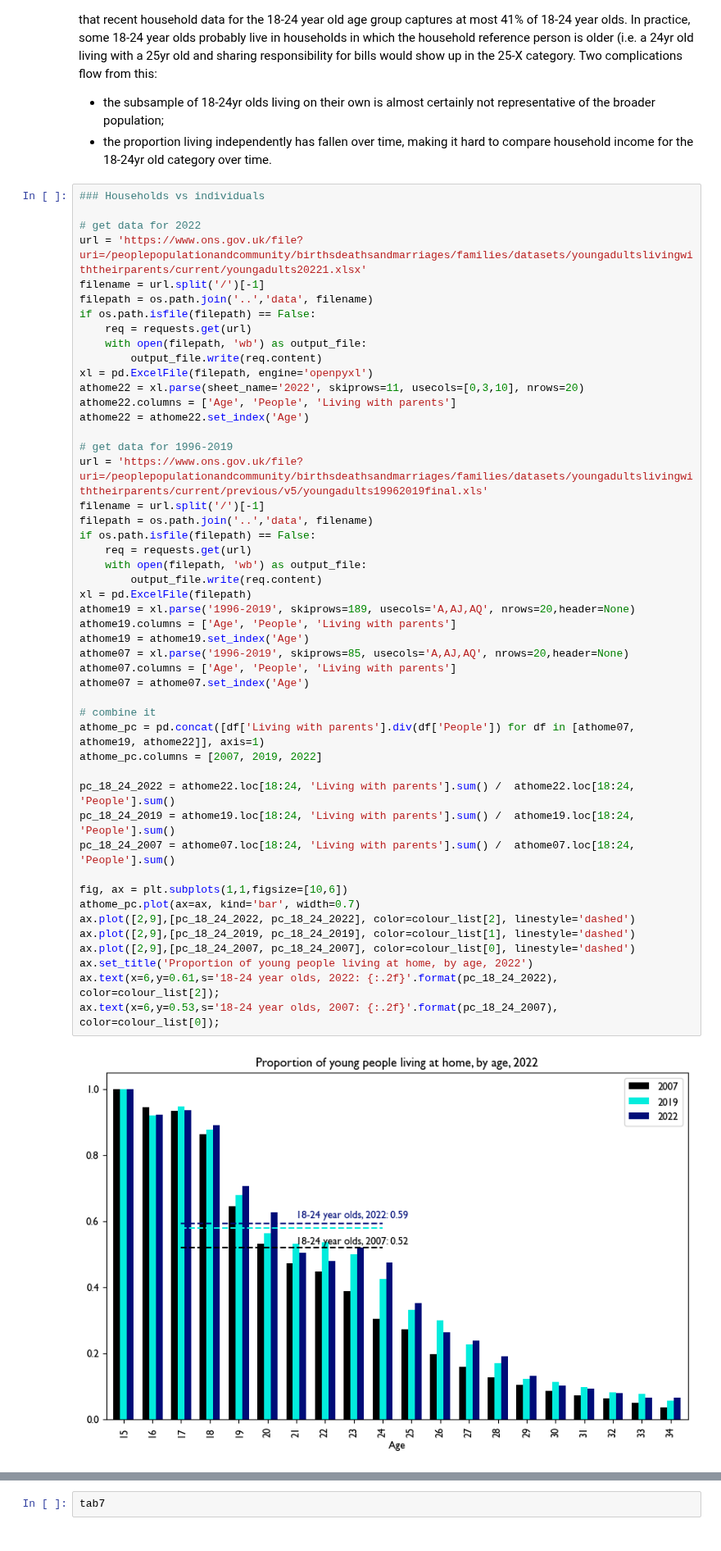
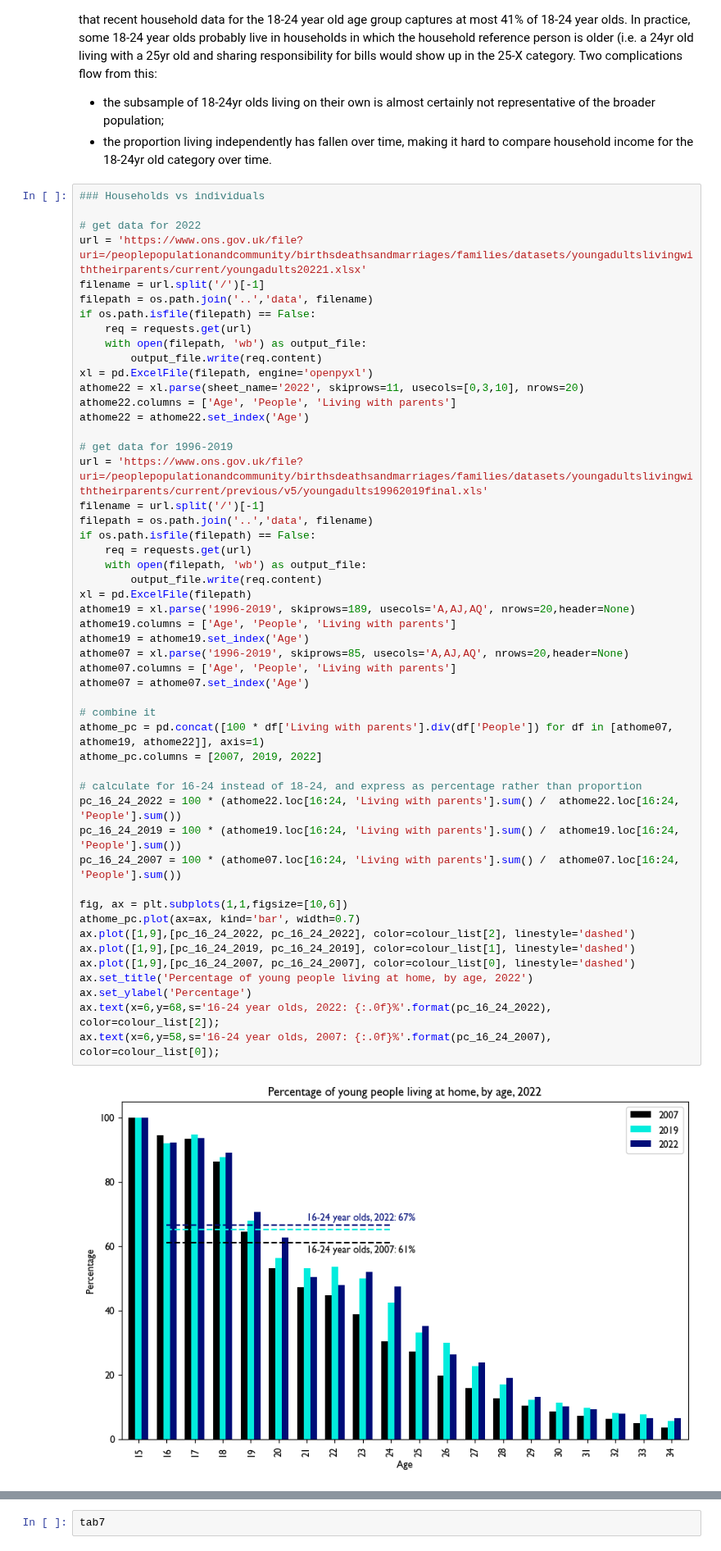
Before and after one commit to theRSAorg/state-of-paralysis-report, a Jupyter notebook: Python/income.ipynb, the cells around one changed output, grey strips where cells are left out. Shown at 82% size. Cells and saved outputs as stored; diff of their text form.

Commit message:
Edited YP living with parents to cover 16-24 year olds, and express as percentage

```diff
--- a/Python/income.ipynb
+++ b/Python/income.ipynb
@@ -75,41 +75,43 @@ if os.path.isfile(filepath) == False:
     with open(filepath, 'wb') as output_file:
         output_file.write(req.content)
 xl = pd.ExcelFile(filepath, engine='openpyxl')
 athome22 = xl.parse(sheet_name='2022', skiprows=11, usecols=[0,3,10], nrows=20)
 athome22.columns = ['Age', 'People', 'Living with parents']
 athome22 = athome22.set_index('Age')
 
 # get data for 1996-2019
 url = 'https://www.ons.gov.uk/file?uri=/peoplepopulationandcommunity/birthsdeathsandmarriages/families/datasets/youngadultslivingwiththeirparents/current/previous/v5/youngadults19962019final.xls'
 filename = url.split('/')[-1]
 filepath = os.path.join('..','data', filename)
 if os.path.isfile(filepath) == False:
     req = requests.get(url)
     with open(filepath, 'wb') as output_file:
         output_file.write(req.content)
 xl = pd.ExcelFile(filepath)
 athome19 = xl.parse('1996-2019', skiprows=189, usecols='A,AJ,AQ', nrows=20,header=None)
 athome19.columns = ['Age', 'People', 'Living with parents']
 athome19 = athome19.set_index('Age')
 athome07 = xl.parse('1996-2019', skiprows=85, usecols='A,AJ,AQ', nrows=20,header=None)
 athome07.columns = ['Age', 'People', 'Living with parents']
 athome07 = athome07.set_index('Age')
 
 # combine it
-athome_pc = pd.concat([df['Living with parents'].div(df['People']) for df in [athome07, athome19, athome22]], axis=1)
+athome_pc = pd.concat([100 * df['Living with parents'].div(df['People']) for df in [athome07, athome19, athome22]], axis=1)
 athome_pc.columns = [2007, 2019, 2022]
 
-pc_18_24_2022 = athome22.loc[18:24, 'Living with parents'].sum() /  athome22.loc[18:24, 'People'].sum()
-pc_18_24_2019 = athome19.loc[18:24, 'Living with parents'].sum() /  athome19.loc[18:24, 'People'].sum()
-pc_18_24_2007 = athome07.loc[18:24, 'Living with parents'].sum() /  athome07.loc[18:24, 'People'].sum()
+# calculate for 16-24 instead of 18-24, and express as percentage rather than proportion
+pc_16_24_2022 = 100 * (athome22.loc[16:24, 'Living with parents'].sum() /  athome22.loc[16:24, 'People'].sum())
+pc_16_24_2019 = 100 * (athome19.loc[16:24, 'Living with parents'].sum() /  athome19.loc[16:24, 'People'].sum())
+pc_16_24_2007 = 100 * (athome07.loc[16:24, 'Living with parents'].sum() /  athome07.loc[16:24, 'People'].sum())
 
 fig, ax = plt.subplots(1,1,figsize=[10,6])
 athome_pc.plot(ax=ax, kind='bar', width=0.7)
-ax.plot([2,9],[pc_18_24_2022, pc_18_24_2022], color=colour_list[2], linestyle='dashed')
-ax.plot([2,9],[pc_18_24_2019, pc_18_24_2019], color=colour_list[1], linestyle='dashed')
-ax.plot([2,9],[pc_18_24_2007, pc_18_24_2007], color=colour_list[0], linestyle='dashed')
-ax.set_title('Proportion of young people living at home, by age, 2022')
-ax.text(x=6,y=0.61,s='18-24 year olds, 2022: {:.2f}'.format(pc_18_24_2022), color=colour_list[2]);
-ax.text(x=6,y=0.53,s='18-24 year olds, 2007: {:.2f}'.format(pc_18_24_2007), color=colour_list[0]);
+ax.plot([1,9],[pc_16_24_2022, pc_16_24_2022], color=colour_list[2], linestyle='dashed')
+ax.plot([1,9],[pc_16_24_2019, pc_16_24_2019], color=colour_list[1], linestyle='dashed')
+ax.plot([1,9],[pc_16_24_2007, pc_16_24_2007], color=colour_list[0], linestyle='dashed')
+ax.set_title('Percentage of young people living at home, by age, 2022')
+ax.set_ylabel('Percentage')
+ax.text(x=6,y=68,s='16-24 year olds, 2022: {:.0f}%'.format(pc_16_24_2022), color=colour_list[2]);
+ax.text(x=6,y=58,s='16-24 year olds, 2007: {:.0f}%'.format(pc_16_24_2007), color=colour_list[0]);
 # %% [output]
-[figure, old version]
+[figure, new version]
```
Also changed, not shown: parts of 1 cell of this notebook.
